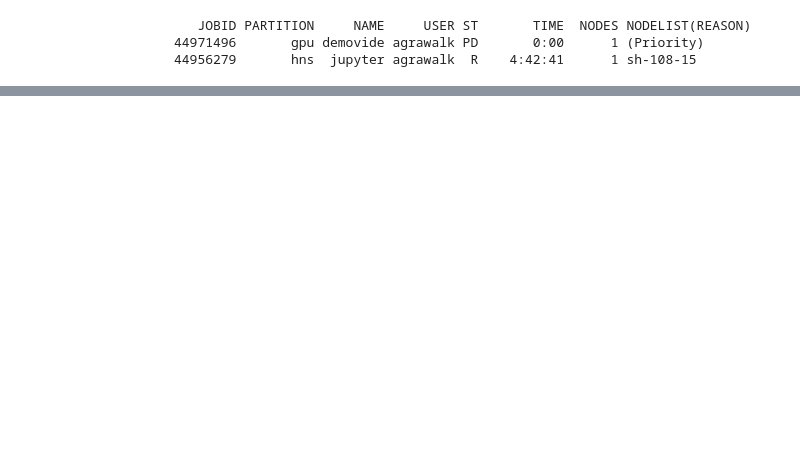
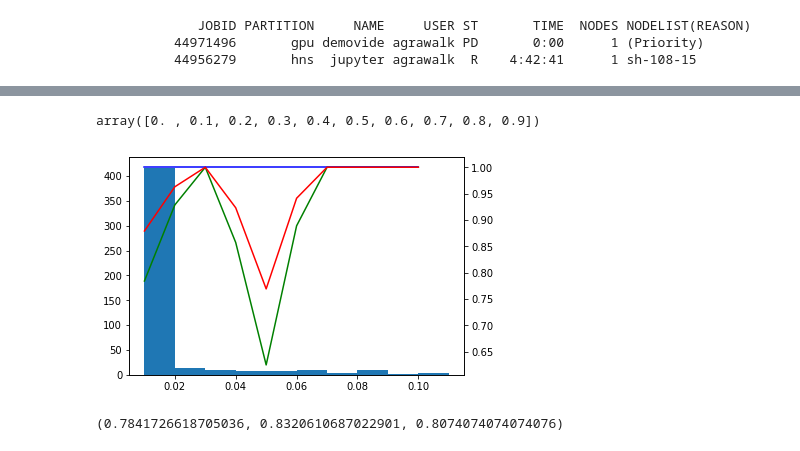
Before and after one commit to brialorelle/headcam-algo, a Jupyter notebook: src/gold_set_eval.ipynb, the cells around one changed output, grey strips where cells are left out. Drawn from its saved outputs; the diff is of its cells as text; code cells hidden in the pictures; blank space fills up the shorter version.

Commit message:
more fine-grained PRF testing

```diff
--- a/src/gold_set_eval.ipynb
+++ b/src/gold_set_eval.ipynb
@@ -105,9 +102,3 @@ for vid_path in NEW_VID_PATHS:
 #TODO: add case to check if annotation column exists, and ask for confirmation to overwrite
 
 annotate_frames(OUTPUT, SAMPLE_JSON_PATH)
-# %%
-vid_path = '/scratch/users/agrawalk/testvideos/061713-1.AVI'
-openpose_vid_output = os.path.join(OPENPOSE_OUTPUT, ntpath.basename(vid_path)[:-4])
-p = subprocess.Popen(cmd.format(vid_path, openpose_vid_output), shell=True,
-                             stdout=subprocess.PIPE, stderr=subprocess.PIPE)
-print(p.communicate()) #Output of job submission command
@@ -218,2 +155,49 @@ plt.show()
-# %%
-df = pd.read_json('gold_set_sample.json')
+# %%
+def nose_confidence(row):
+    if len(row['face_keypoints']) == 0:
+        return -1
+    #Nose is keypoint 30, 30*3 = 90 , 90 + 2 = 92 (add 2, because confidence is after (x,y))
+    return np.average(np.array(row['face_keypoints'])[:, 30*3 + 2])
+
+df['nose_confidence'] = df.apply(nose_confidence, axis=1)
+# %%
+np.arange(0, 1, 0.1)
+# %% [output]
+array([0. , 0.1, 0.2, 0.3, 0.4, 0.5, 0.6, 0.7, 0.8, 0.9])
+# %%
+n_bins = 100
+bins = [x/n_bins for x in range(n_bins + 1)]
+
+ps = []
+rs = []
+fs = []
+lens = []
+
+for low, high in zip(bins[:-1], bins[1:]):
+    cut = df[np.logical_and(df['nose_confidence'] > low, df['nose_confidence'] <= high)]
+#     print(f'bin: below {}')
+    p, r, f = calc_prf(cut, 'openpose')
+    ps.append(p)
+    rs.append(r)
+    fs.append(f)
+    lens.append(len(cut))
+
+bins = bins[1:]
+end = 10
+
+fig, ax1 = plt.subplots()
+ax2 = ax1.twinx()  # instantiate a second axes that shares the same x-axis
+ax1.bar(bins[:end], lens[:end], width=0.01, align='edge')
+
+ax2.plot(bins[:end], ps[:end], 'g-') #Green = P
+ax2.plot(bins[:end], rs[:end], 'b-') #Blue = R
+ax2.plot(bins[:end], fs[:end], 'r-') #Red = F
+
+plt.show()
+#Seems like it's fine after 0.08? Can confirm this trend on the next gold set.
+# %% [output]
+[figure, added]
+# %%
+calc_prf(df[np.logical_and(df['nose_confidence'] >= 0.0, df['nose_confidence'] < 0.01)], 'openpose')
+# %% [output]
+(0.7841726618705036, 0.8320610687022901, 0.8074074074074076)
```
Also changed, not shown: parts of 27 cells of this notebook.
